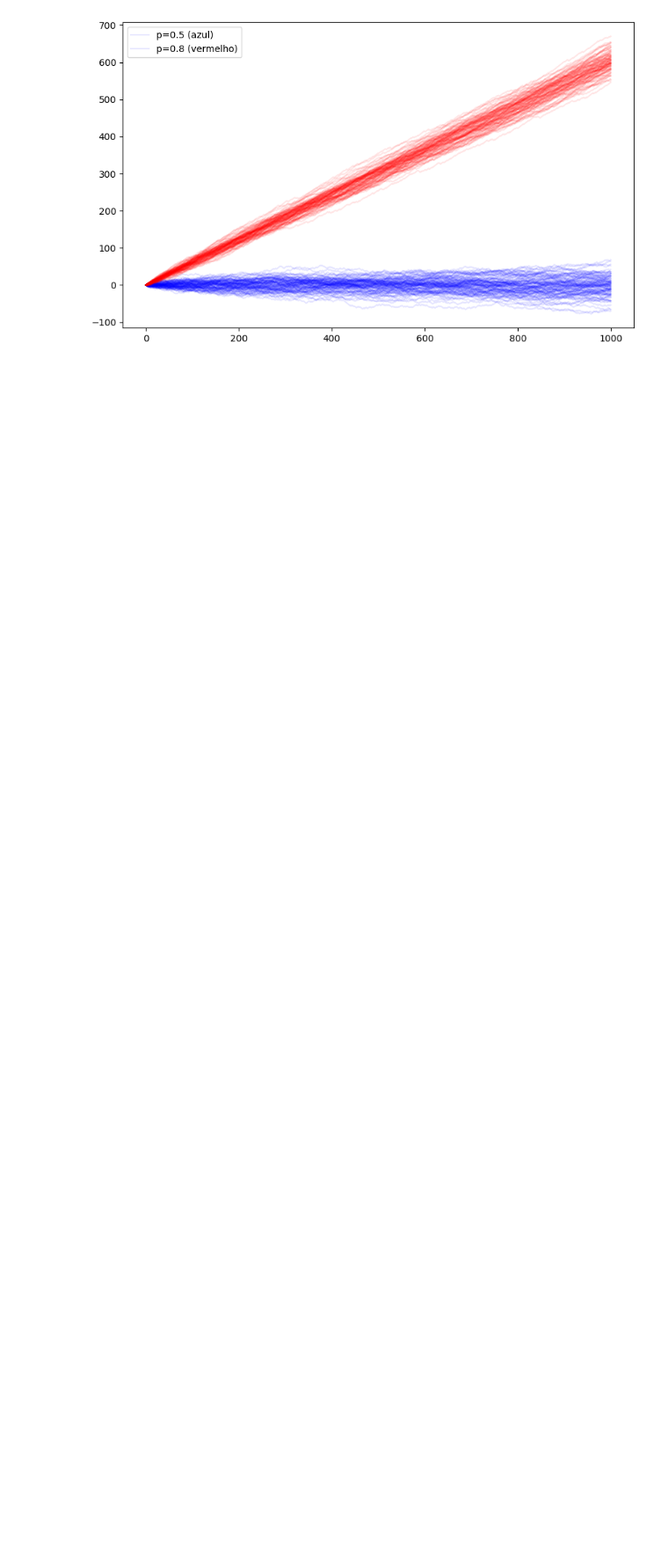
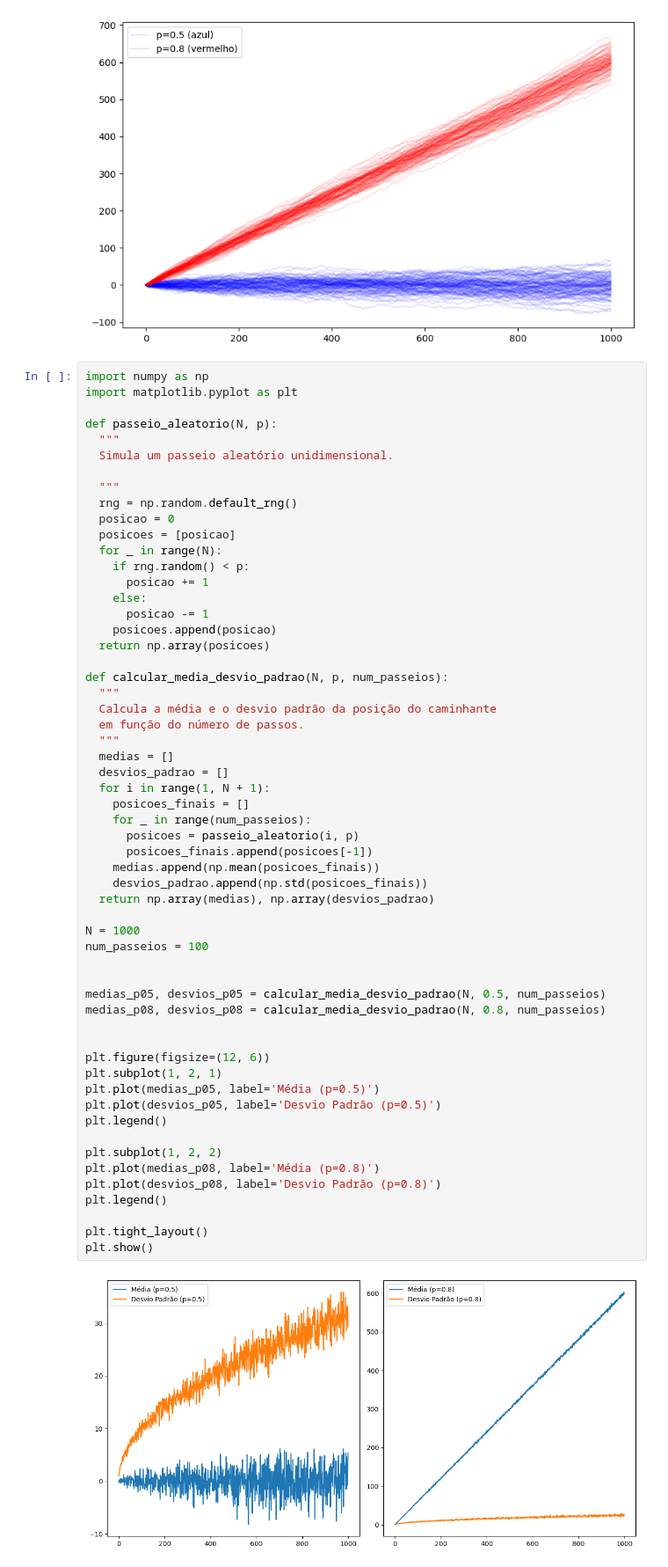
Before and after one commit to HenriqueLSL/Atividades-Fisica-Computacional, a Jupyter notebook: Atividade 04/Passeioaleatorio.ipynb, the cells around one changed output. Shown at 88% size. Drawn from its saved outputs; the diff is of its cells as text; blank space fills up the shorter version.

```diff
--- a/Atividade 04/Passeioaleatorio.ipynb
+++ b/Atividade 04/Passeioaleatorio.ipynb
@@ -54,3 +54,62 @@ plt.legend(['p=0.5 (azul)', 'p=0.8 (vermelho)'])
 plt.show()
 # %% [output]
 [figure]
+# %%
+import numpy as np
+import matplotlib.pyplot as plt
+
+def passeio_aleatorio(N, p):
+  """
+  Simula um passeio aleatório unidimensional.
+
+  """
+  rng = np.random.default_rng()
+  posicao = 0
+  posicoes = [posicao]
+  for _ in range(N):
+    if rng.random() < p:
+      posicao += 1
+    else:
+      posicao -= 1
+    posicoes.append(posicao)
+  return np.array(posicoes)
+
+def calcular_media_desvio_padrao(N, p, num_passeios):
+  """
+  Calcula a média e o desvio padrão da posição do caminhante
+  em função do número de passos.
+  """
+  medias = []
+  desvios_padrao = []
+  for i in range(1, N + 1):
+    posicoes_finais = []
+    for _ in range(num_passeios):
+      posicoes = passeio_aleatorio(i, p)
+      posicoes_finais.append(posicoes[-1])
+    medias.append(np.mean(posicoes_finais))
+    desvios_padrao.append(np.std(posicoes_finais))
+  return np.array(medias), np.array(desvios_padrao)
+
+N = 1000
+num_passeios = 100
+
+
+medias_p05, desvios_p05 = calcular_media_desvio_padrao(N, 0.5, num_passeios)
+medias_p08, desvios_p08 = calcular_media_desvio_padrao(N, 0.8, num_passeios)
+
+
+plt.figure(figsize=(12, 6))
+plt.subplot(1, 2, 1)
+plt.plot(medias_p05, label='Média (p=0.5)')
+plt.plot(desvios_p05, label='Desvio Padrão (p=0.5)')
+plt.legend()
+
+plt.subplot(1, 2, 2)
+plt.plot(medias_p08, label='Média (p=0.8)')
+plt.plot(desvios_p08, label='Desvio Padrão (p=0.8)')
+plt.legend()
+
+plt.tight_layout()
+plt.show()
+# %% [output]
+[figure, added]
```
